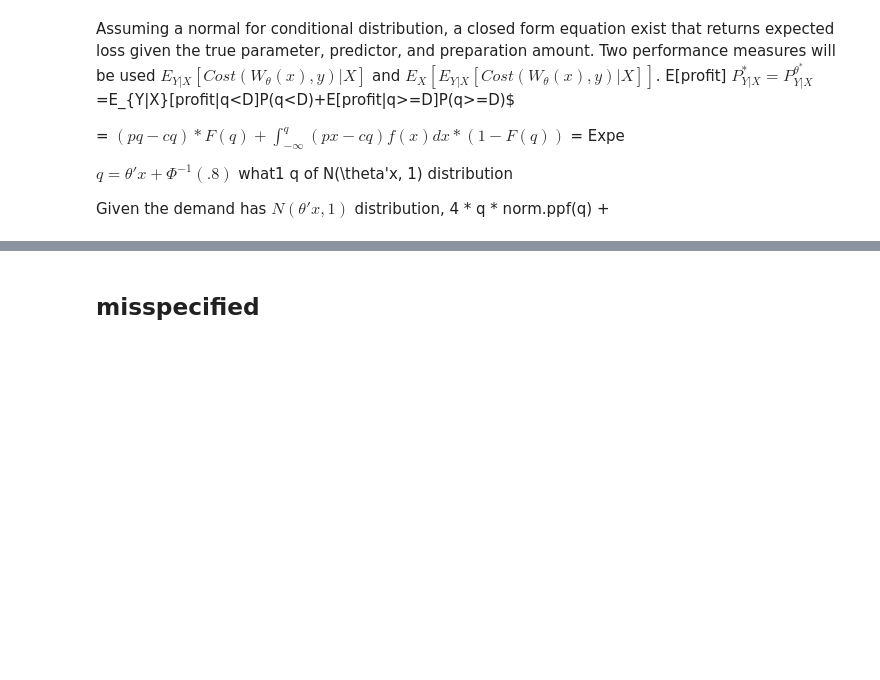
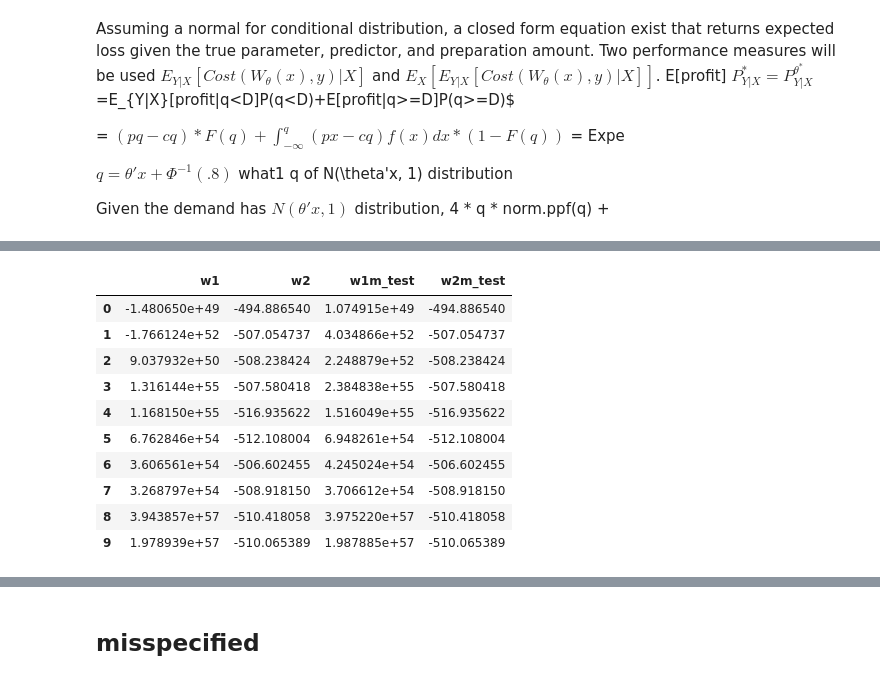
Before and after one commit to hyunjimoon/robust_optimization, a Jupyter notebook: src/SPEO.ipynb, the cells around one changed output, grey strips where cells are left out. Drawn from its saved outputs; the diff is of its cells as text; code cells hidden in the pictures; blank space fills up the shorter version.

```diff
--- a/src/SPEO.ipynb
+++ b/src/SPEO.ipynb
@@ -247,3 +144,17 @@ loss -181.97681977934175 Thetastar [0.6712618  0.66903534] theta (0.805514157786
+# %%
+err_m
+# %% [output]
+|  | w1 | w2 | w1m_test | w2m_test |
+| 0 | -1.480650e+49 | -494.886540 | 1.074915e+49 | -494.886540 |
+| 1 | -1.766124e+52 | -507.054737 | 4.034866e+52 | -507.054737 |
+| 2 | 9.037932e+50 | -508.238424 | 2.248879e+52 | -508.238424 |
+| 3 | 1.316144e+55 | -507.580418 | 2.384838e+55 | -507.580418 |
+| 4 | 1.168150e+55 | -516.935622 | 1.516049e+55 | -516.935622 |
+| 5 | 6.762846e+54 | -512.108004 | 6.948261e+54 | -512.108004 |
+| 6 | 3.606561e+54 | -506.602455 | 4.245024e+54 | -506.602455 |
+| 7 | 3.268797e+54 | -508.918150 | 3.706612e+54 | -508.918150 |
+| 8 | 3.943857e+57 | -510.418058 | 3.975220e+57 | -510.418058 |
+| 9 | 1.978939e+57 | -510.065389 | 1.987885e+57 | -510.065389 |
 # %%
 err_m.plot(xlim = [1, 10], figsize = (15, 9), xlabel = "log2(trainsize)", ylabel = "missp_loss")
 err_m
```
Also changed, not shown: parts of 5 cells of this notebook, 3 other files.
